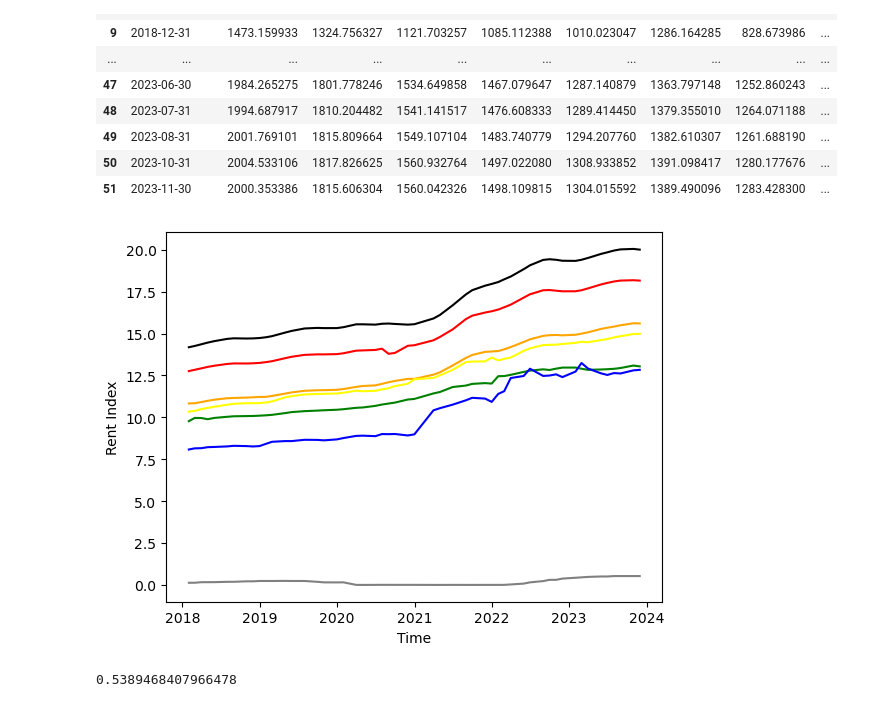
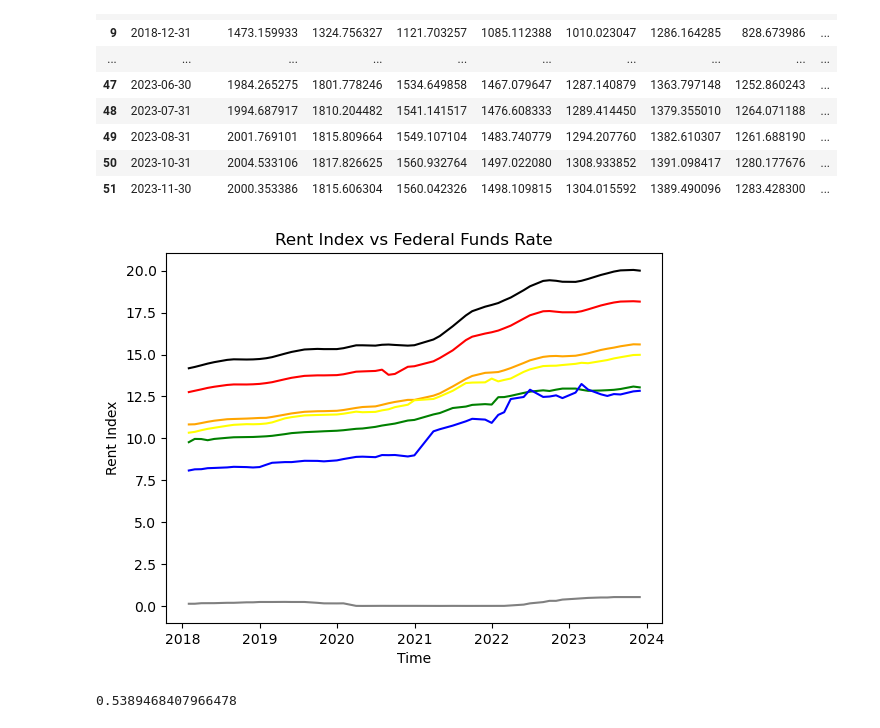
Before and after one commit to RobHuibregtse/Data_Analytics_Project1, a Jupyter notebook: Code/Hypothesis2Code.ipynb, the cells around one changed output. Drawn from its saved outputs; the diff is of its cells as text; code cells hidden in the pictures.

```diff
--- a/Code/Hypothesis2Code.ipynb
+++ b/Code/Hypothesis2Code.ipynb
@@ -150,18 +171,19 @@ rent_index_vs_interest_rate_df
 # %%
 # Plot inventory data against interest rates
 plt.plot(rent_index_vs_interest_rate_df['Date'], rent_index_vs_interest_rate_df['National Average'] / 100, label = "National Average", color = "black")
 plt.plot(rent_index_vs_interest_rate_df['Date'], rent_index_vs_interest_rate_df['Federal Funds Rate'] / 10, label = "Federal Funds Rate", color = "grey")
 plt.plot(rent_index_vs_interest_rate_df['Date'], rent_index_vs_interest_rate_df['Top 100'] / 100, label = "Top 100", color = "red")
 plt.plot(rent_index_vs_interest_rate_df['Date'], rent_index_vs_interest_rate_df['101 - 200'] / 100, label = "101 - 200", color = "orange")
 plt.plot(rent_index_vs_interest_rate_df['Date'], rent_index_vs_interest_rate_df['201 - 300'] / 100, label = "201 - 300", color = "yellow")
 plt.plot(rent_index_vs_interest_rate_df['Date'], rent_index_vs_interest_rate_df['301 - 400'] / 100, label = "301 - 400", color = "green")
 plt.plot(rent_index_vs_interest_rate_df['Date'], rent_index_vs_interest_rate_df['Bottom 500'] / 100, label = "Bottom 500", color = "blue")
 
+plt.title('Rent Index vs Federal Funds Rate')
 plt.xlabel("Time")
 plt.ylabel('Rent Index')
 plt.show()
 # %% [output]
-[figure, old version]
+[figure, new version]
 # %%
 #Calculate the correlation between Rent Index and Fed Funds Rate
 corr_rent_index_interest_rates = rent_index_vs_interest_rate_df['National Average'].corr(rent_index_vs_interest_rate_df['Federal Funds Rate'])
```
Also changed, not shown: parts of 2 cells of this notebook.
